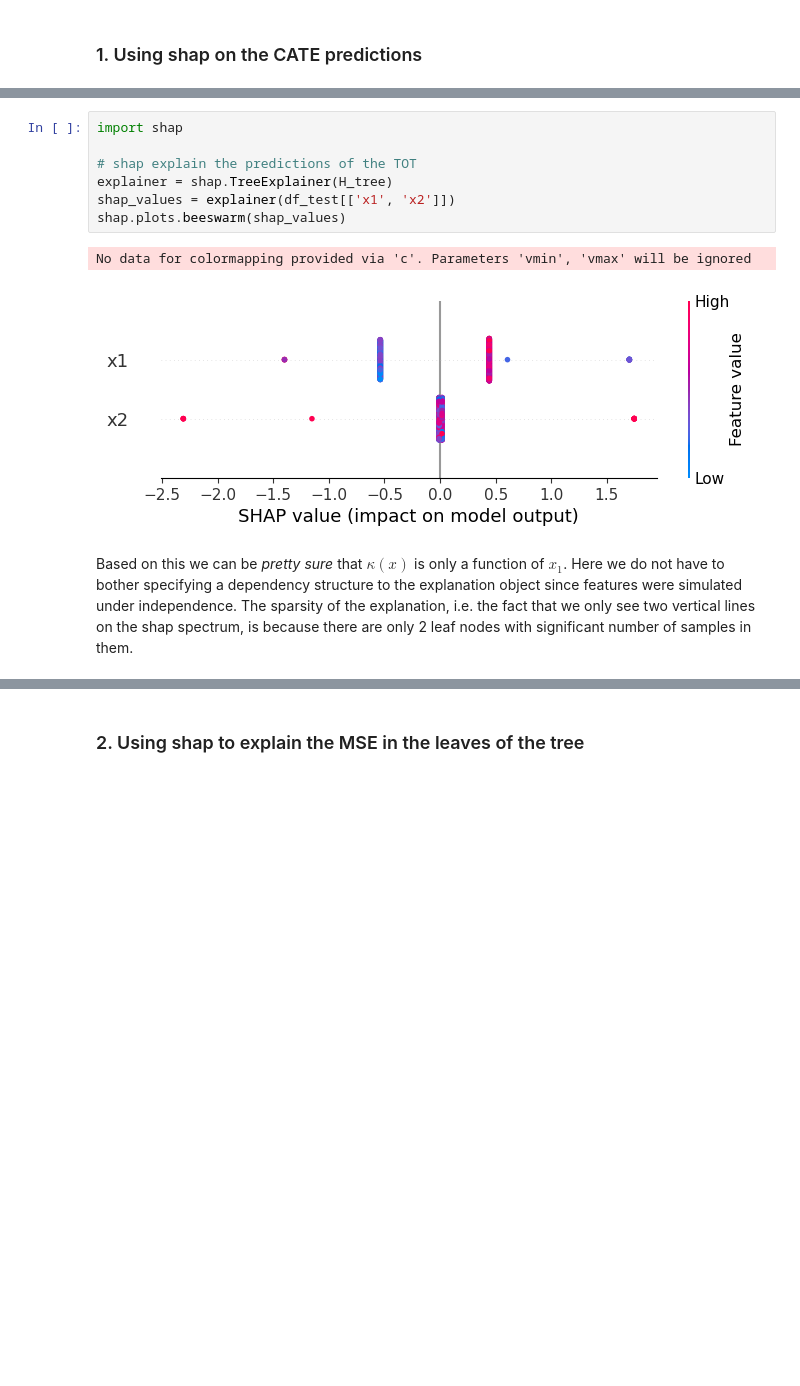
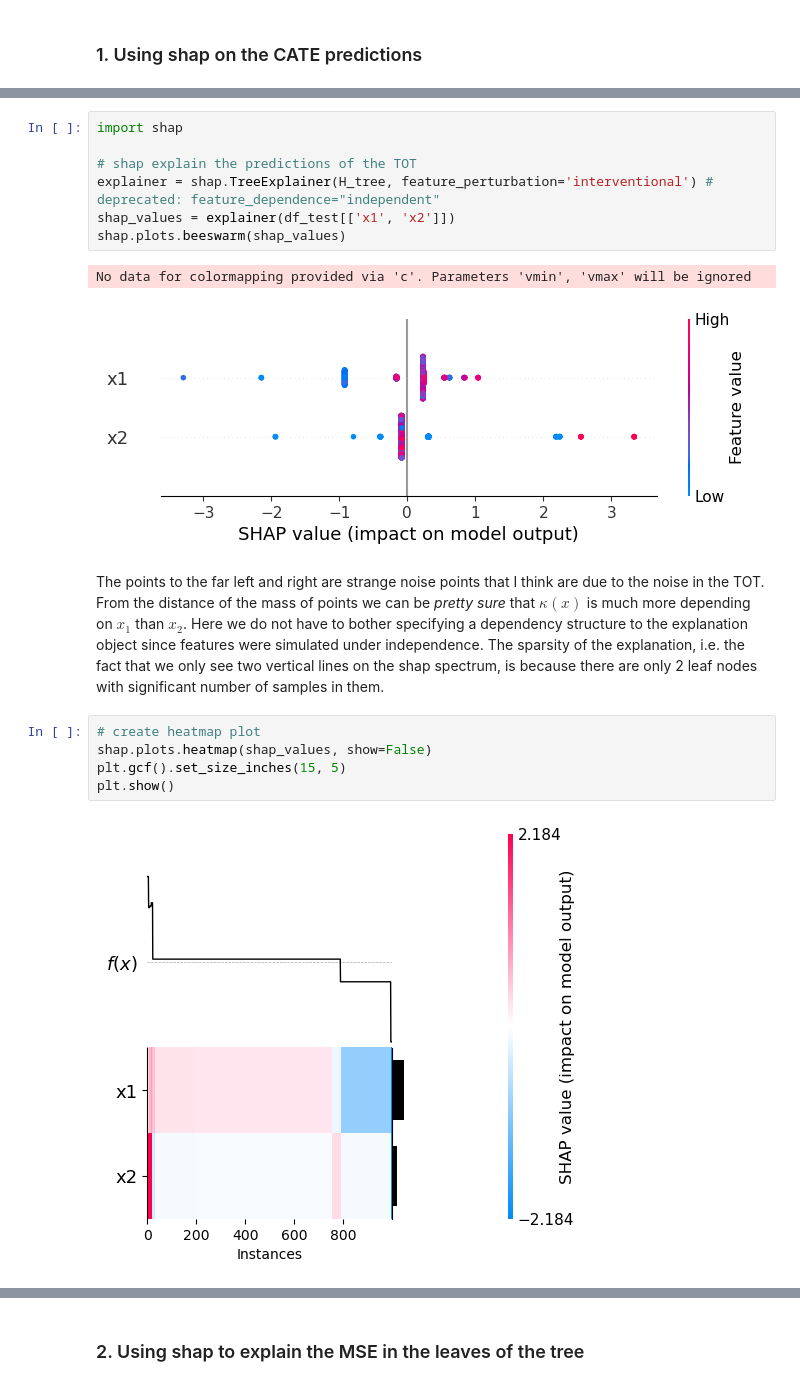
Before and after one commit to lasse-meixner/causal_trees, a Jupyter notebook: transformed_outcome_tree.ipynb, the cells around one changed output, grey strips where cells are left out. Cells and saved outputs as stored; diff of their text form; blank space fills up the shorter version.

Commit message:
add shap demo for TOForests

```diff
--- a/transformed_outcome_tree.ipynb
+++ b/transformed_outcome_tree.ipynb
@@ -426,11 +433,18 @@ without having to rely on (problematic) subgroup analysis or making sparsity ass
 import shap
 
 # shap explain the predictions of the TOT
-explainer = shap.TreeExplainer(H_tree)
+explainer = shap.TreeExplainer(H_tree, feature_perturbation='interventional') # deprecated: feature_dependence="independent"
 shap_values = explainer(df_test[['x1', 'x2']])
 shap.plots.beeswarm(shap_values)
 # %% [output]
 No data for colormapping provided via 'c'. Parameters 'vmin', 'vmax' will be ignored
-[figure, old version]
+[figure, new version]
 # %% [markdown]
-Based on this we can be *pretty sure* that $\kappa(x)$ is only a function of $x_1$. Here we do not have to bother specifying a dependency structure to the explanation object since features were simulated under independence. The sparsity of the explanation, i.e. the fact that we only see two vertical lines on the shap spectrum, is because there are only 2 leaf nodes with significant number of samples in them.
+The points to the far left and right are strange noise points that I think are due to the noise in the TOT. From the distance of the mass of points we can be *pretty sure* that $\kappa(x)$ is much more depending on $x_1$ than $x_2$. Here we do not have to bother specifying a dependency structure to the explanation object since features were simulated under independence. The sparsity of the explanation, i.e. the fact that we only see two vertical lines on the shap spectrum, is because there are only 2 leaf nodes with significant number of samples in them.
+# %%
+# create heatmap plot
+shap.plots.heatmap(shap_values, show=False)
+plt.gcf().set_size_inches(15, 5)
+plt.show()
+# %% [output]
+[figure, added]
```
Also changed, not shown: parts of 19 cells of this notebook.
